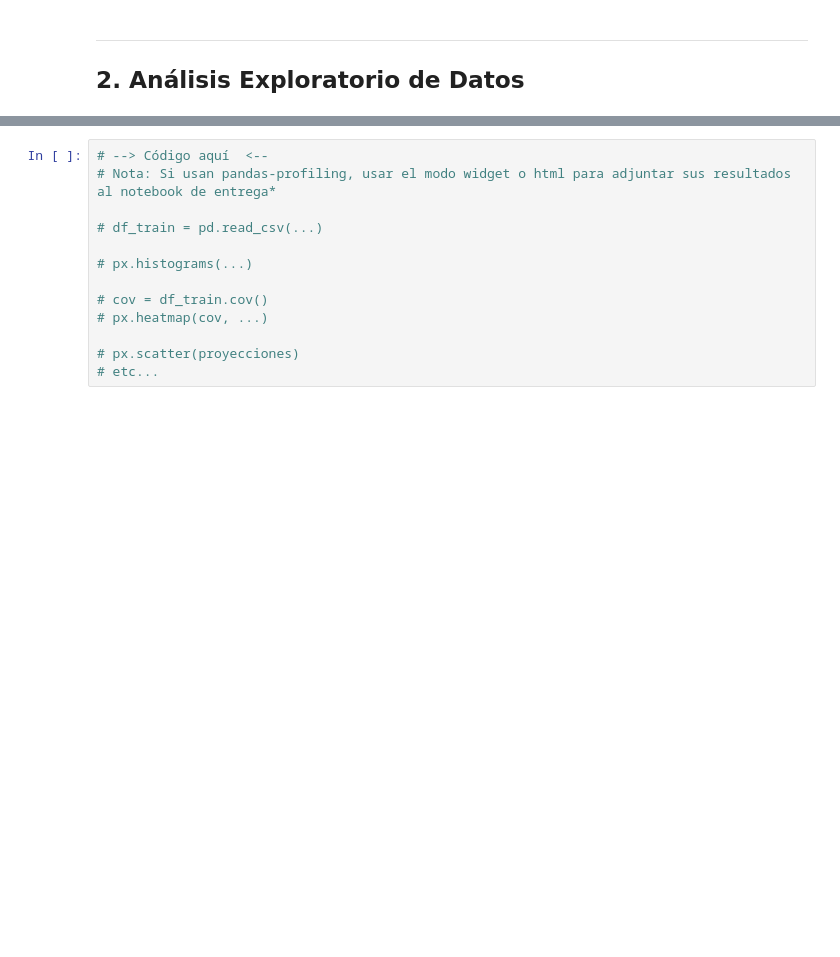
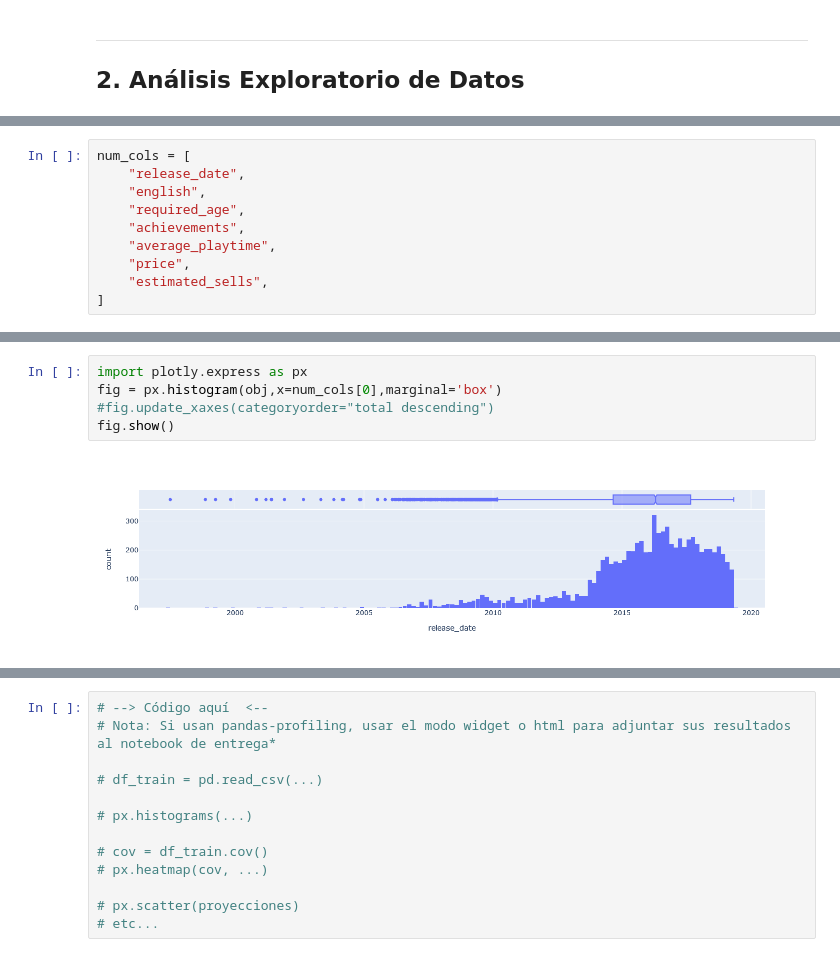
Before and after one commit to JoaquinPerez17/Lab-MDS7202, a Jupyter notebook: Proyecto/Proyecto.ipynb, the cells around one changed output, grey strips where cells are left out. Drawn from its saved outputs; the diff is of its cells as text; blank space fills up the shorter version.

```diff
--- a/Proyecto/Proyecto.ipynb
+++ b/Proyecto/Proyecto.ipynb
@@ -226,0 +265,10 @@ obj
+# %%
+num_cols = [
+    "release_date",
+    "english",
+    "required_age",
+    "achievements",
+    "average_playtime",
+    "price",
+    "estimated_sells",
+]
@@ -226,0 +291,7 @@ obj
+# %%
+import plotly.express as px
+fig = px.histogram(obj,x=num_cols[0],marginal='box')
+#fig.update_xaxes(categoryorder="total descending")
+fig.show()
+# %% [output]
+[figure, added]
```
Also changed, not shown: parts of 25 cells of this notebook.
